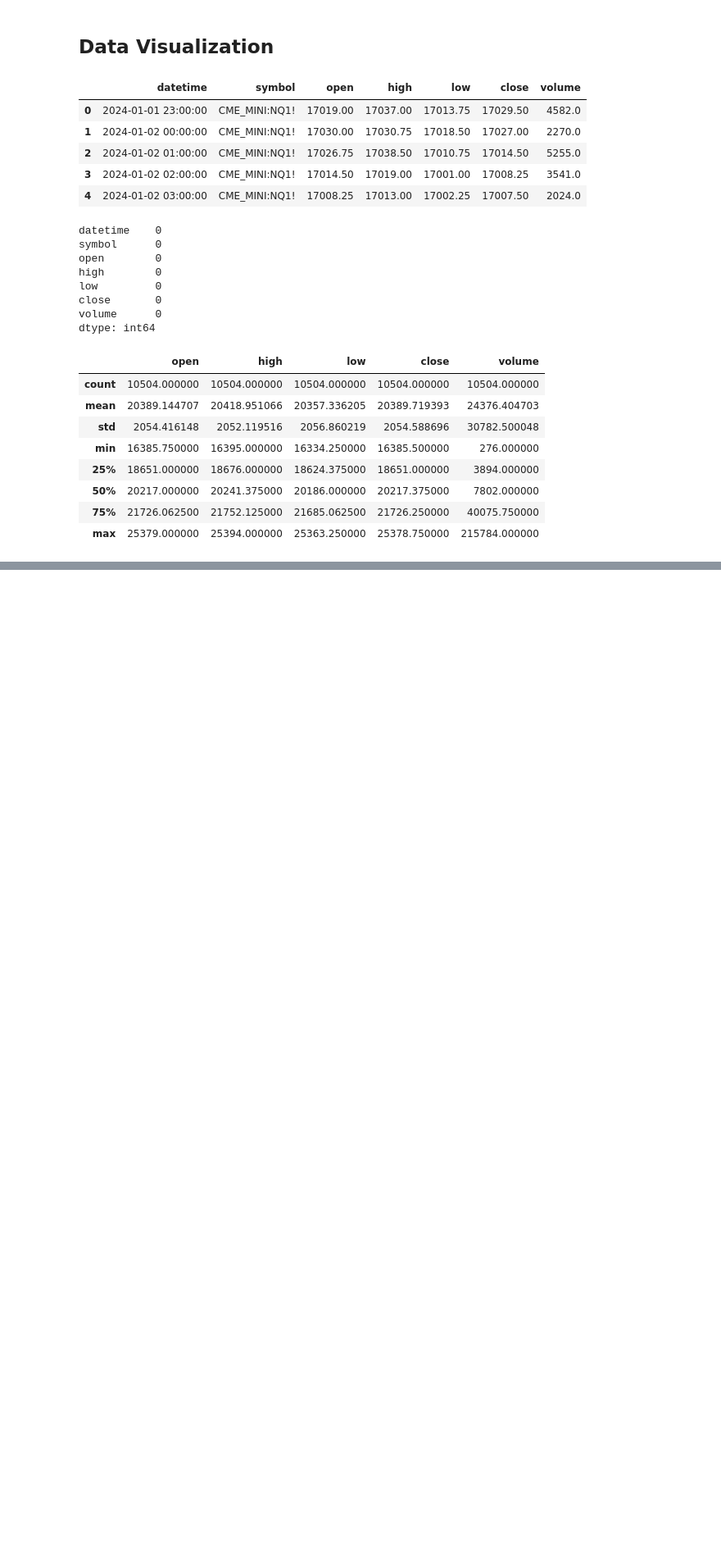
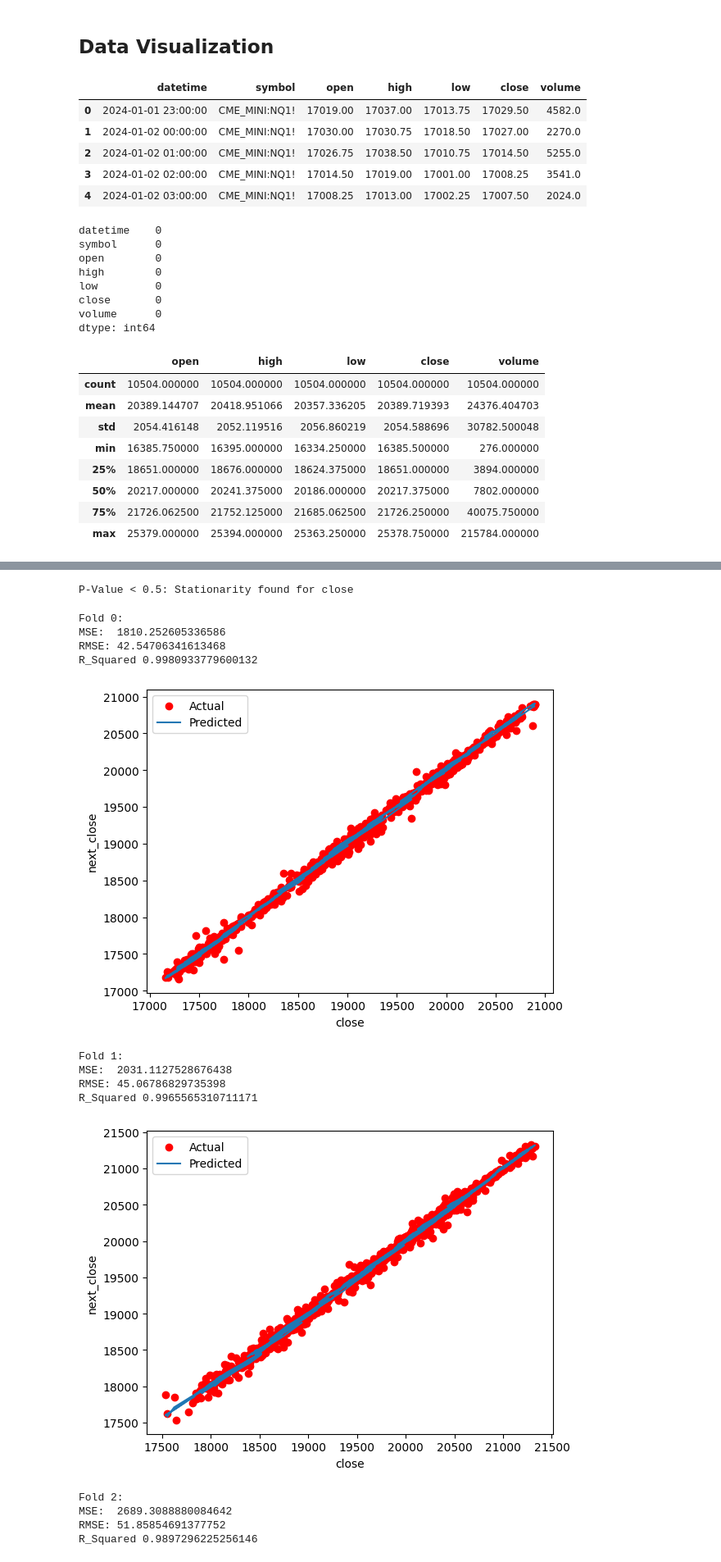
Before and after one commit to gabeLin300/Nasdaq-E-Mini-Futures-Regression, a Jupyter notebook: emini_regression.ipynb, the cells around one changed output, grey strips where cells are left out. Shown: that part at 82% size. Saved outputs shown, nothing was run; the diff lists cells and outputs as text; code cells hidden in the pictures; blank space fills up the shorter version.

```diff
--- a/emini_regression.ipynb
+++ b/emini_regression.ipynb
@@ -116,0 +179,42 @@ R_Squared 0.9972937367941073
+# %%
+def encode_seasonality(data: pd.DataFrame, column: str, period: int):
+
+    if column in data.columns:
+        stl = STL(endog=data[column], period=period)
+        res = stl.fit()
+        adf = adfuller(res.resid)
+        data[column + "_trend"] = res.trend
+        data[column + "_season"] = res.seasonal
+        data[column + "_residual"] = res.resid
+        if adf[1] > 0.5:
+            print(f"P-Value > 0.5: No stationarity found for {column}")
+        else:
+            print(f"P-Value < 0.5: Stationarity found for {column}")
+    else:
+        print(f"Could not encode column: {column}")
+
+    return data
+# %%
+nq_1hr = encode_seasonality(nq_1hr, "close", 24)
+# %% [output]
+P-Value < 0.5: Stationarity found for close
+# %%
+X = nq_1hr.drop(columns=["symbol", "next_close"])
+y = nq_1hr["next_close"]
+
+lm_train_cv(X,y)
+# %% [output]
+Fold 0:
+MSE:  1810.252605336586
+RMSE: 42.54706341613468
+R_Squared 0.9980933779600132
+[figure, added]
+Fold 1:
+MSE:  2031.1127528676438
+RMSE: 45.06786829735398
+R_Squared 0.9965565310711171
+[figure, added]
+Fold 2:
+MSE:  2689.3088880084642
+RMSE: 51.85854691377752
+R_Squared 0.9897296225256146
```
Also changed, not shown: parts of 21 cells of this notebook.
